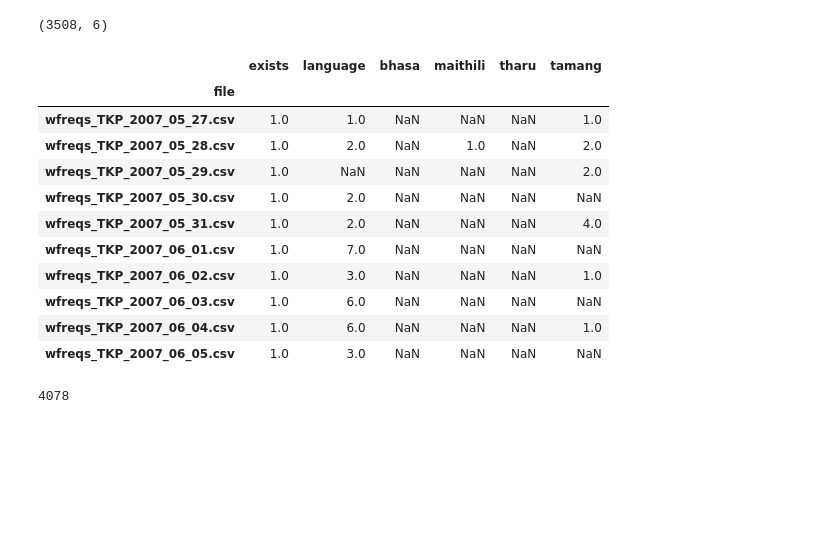
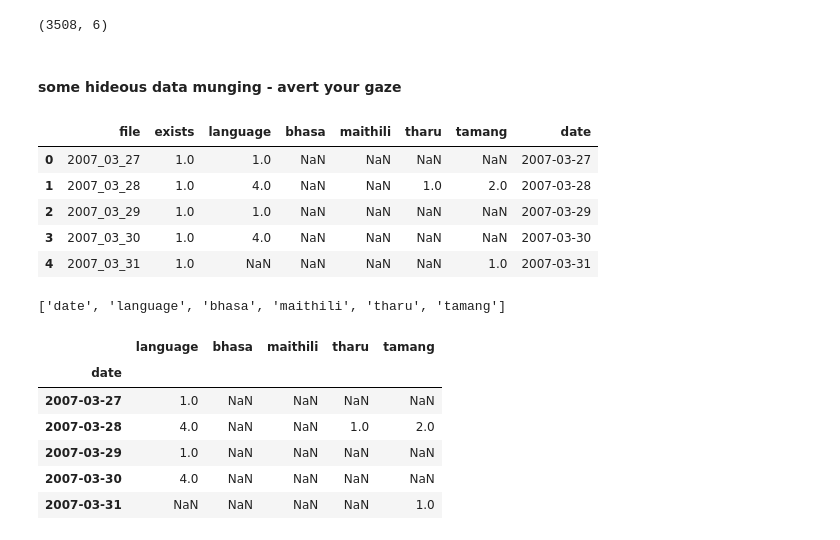
Before and after one commit to apoorvalal/manual-ngrams-newspapers, a Jupyter notebook: tkp-archive-text-analysis.ipynb, the cells around one changed output. Drawn from its saved outputs; the diff is of its cells as text; code cells hidden in the pictures; blank space fills up the shorter version.

```diff
--- a/tkp-archive-text-analysis.ipynb
+++ b/tkp-archive-text-analysis.ipynb
@@ -214,20 +219,5 @@ nonempty.to_csv(working+'/tallies.csv')
 # %% [output]
 (4092, 6)
 (3508, 6)
-# %%
-tallies[150:160]
-tallies.isnull().any(axis=1).sum()
-# %% [output]
-|  | exists | language | bhasa | maithili | tharu | tamang |
-| file |  |  |  |  |  |  |
-| wfreqs_TKP_2007_05_27.csv | 1.0 | 1.0 | NaN | NaN | NaN | 1.0 |
-| wfreqs_TKP_2007_05_28.csv | 1.0 | 2.0 | NaN | 1.0 | NaN | 2.0 |
-| wfreqs_TKP_2007_05_29.csv | 1.0 | NaN | NaN | NaN | NaN | 2.0 |
-| wfreqs_TKP_2007_05_30.csv | 1.0 | 2.0 | NaN | NaN | NaN | NaN |
-| wfreqs_TKP_2007_05_31.csv | 1.0 | 2.0 | NaN | NaN | NaN | 4.0 |
-| wfreqs_TKP_2007_06_01.csv | 1.0 | 7.0 | NaN | NaN | NaN | NaN |
-| wfreqs_TKP_2007_06_02.csv | 1.0 | 3.0 | NaN | NaN | NaN | 1.0 |
-| wfreqs_TKP_2007_06_03.csv | 1.0 | 6.0 | NaN | NaN | NaN | NaN |
-| wfreqs_TKP_2007_06_04.csv | 1.0 | 6.0 | NaN | NaN | NaN | 1.0 |
-| wfreqs_TKP_2007_06_05.csv | 1.0 | 3.0 | NaN | NaN | NaN | NaN |
-4078
+# %% [markdown]
+#### some hideous data munging - avert your gaze
@@ -233,0 +230,23 @@ tallies.isnull().any(axis=1).sum()
+# %%
+data.head()
+# %% [output]
+|  | file | exists | language | bhasa | maithili | tharu | tamang | date |
+| 0 | 2007_03_27 | 1.0 | 1.0 | NaN | NaN | NaN | NaN | 2007-03-27 |
+| 1 | 2007_03_28 | 1.0 | 4.0 | NaN | NaN | 1.0 | 2.0 | 2007-03-28 |
+| 2 | 2007_03_29 | 1.0 | 1.0 | NaN | NaN | NaN | NaN | 2007-03-29 |
+| 3 | 2007_03_30 | 1.0 | 4.0 | NaN | NaN | NaN | NaN | 2007-03-30 |
+| 4 | 2007_03_31 | 1.0 | NaN | NaN | NaN | NaN | 1.0 | 2007-03-31 |
+# %%
+keepvars = ['date']+keywords
+keepvars
+clean = data[keepvars].set_index('date')
+clean.head()
+# %% [output]
+['date', 'language', 'bhasa', 'maithili', 'tharu', 'tamang']
+|  | language | bhasa | maithili | tharu | tamang |
+| date |  |  |  |  |  |
+| 2007-03-27 | 1.0 | NaN | NaN | NaN | NaN |
+| 2007-03-28 | 4.0 | NaN | NaN | 1.0 | 2.0 |
+| 2007-03-29 | 1.0 | NaN | NaN | NaN | NaN |
+| 2007-03-30 | 4.0 | NaN | NaN | NaN | NaN |
+| 2007-03-31 | NaN | NaN | NaN | NaN | 1.0 |
```
Also changed, not shown: parts of 10 cells of this notebook.
